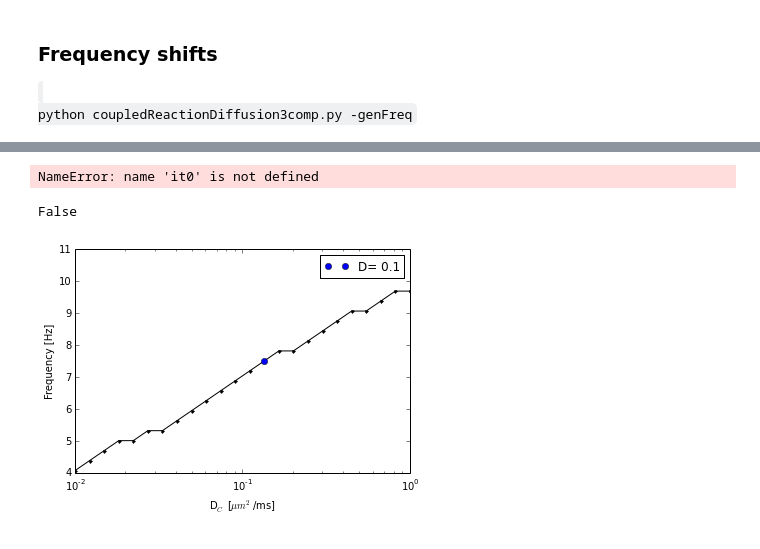
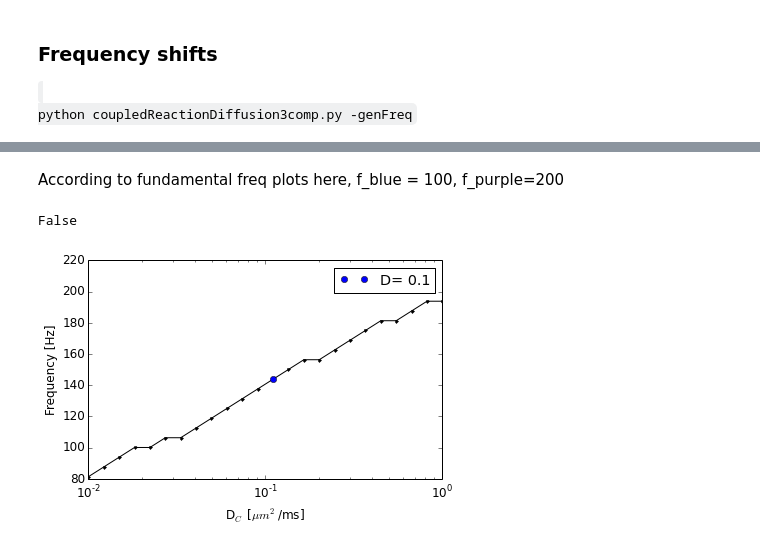
Before and after one commit to huskeypm/enzymekineticsacs, a Jupyter notebook: goodwinPDE.ipynb, the cells around one changed output, grey strips where cells are left out. Cells and saved outputs as stored; diff of their text form; code cells hidden in the pictures.

```diff
--- a/goodwinPDE.ipynb
+++ b/goodwinPDE.ipynb
@@ -153,22 +168,23 @@ if 0: #NEVER RUN
 # %%
 import plotting
-root = "./"
 results = resultsFast
 plt.figure(figsize=(10.0, 8.0))
 plotting.plotconcs1(results.ts,results.concs)
 plotting.plotconcs2Barrier(results.ts,results.concs)
 plotting.plotconcs3(results.ts,results.concs)
-plt.title("Well-mixed (D=1e9 um2/ms)")
+plt.title("Well-mixed (D=10$^9$ [$\mu m^2$/ms])")
+plt.xlim([0.,20])
 plt.gcf().savefig(root+"acsfig2a.png",dpi=300)
 
 if 1:
   plt.figure()
   plotting.plotconcssum(results.ts,results.concs,results.volFracs)
   plotting.plotODE(tode,yode)
+  plt.xlim([0.,20])
   plt.gcf().savefig(root+"acsfig2apdeode.png",dpi=300)
-  plt.xlim([0.,16])
 
-  plotLineScans(results,figName=root+"linescanfastdiffN.png",sameClim=True)
-  plotLineScans(results,figName=root+"linescanfastdiff.png")
+
+  plotLineScans(results,figName=root+"linescanfastdiffN.png",sameClim=True,yMax=15.)
+  plotLineScans(results,figName=root+"linescanfastdiff.png",yMax=15.)
 # %% [output]
 <matplotlib.figure.Figure at 0x...>
@@ -321,6 +359,4 @@ plotLineScans(results,figName=root+"linescanABslowCfast.png",fromPKL=False)
 # %%
-root = "/home/huskeypm/papers/changsunpapers/compartment/figs/"
-root="./"
 
 # Must run with params.paraview=True to get this to work
 def plotLineScansX(results,figName="none",sameClim=False):
@@ -521,7 +569,12 @@ plt.plot(yts[4,:])
 # %%
-it0,psd0 = freq(yts[0,:],t,doplot=True,oldstuff=False);
-it1, psd1 =freq(yts[1,:],t,doplot=True,oldstuff=False);
-it2, psd2 =freq(yts[2,:],t,doplot=True,oldstuff=False);
-it3, psd3 =freq(yts[3,:],t,doplot=True,oldstuff=False);
-xlim([0,2])
+ms_to_s = 1e-3
+conv = 1/ms_to_s
+t_in_s = t*ms_to_s
+for i,daIter in enumerate(iters):
+  it0,psd0 = freq(yts[daIter,:],t_in_s,doplot=True,oldstuff=False);
+  print nf[daIter]*conv, " Hz "
+#it1, psd1 =freq(yts[1,:],t,doplot=True,oldstuff=False);
+#it2, psd2 =freq(yts[2,:],t,doplot=True,oldstuff=False);
+#it3, psd3 =freq(yts[3,:],t,doplot=True,oldstuff=False);
+xlim([0,400])
 # %% [output]
@@ -529,11 +588,4 @@ NameError: name 't' is not defined
-# %%
-conv = 50 # not sure why I am off by factor of 10 (s.b. 1s --> 1000 ms)
-plt.plot(it0*conv,psd0)
-#plt.plot(it1,psd1)
-#plt.plot(it2,psd2)
-#plt.plot(it3,psd3)
-plt.xlim([0,1*conv])
-# %% [output]
-NameError: name 'it0' is not defined
+# %% [markdown]
+According to fundamental freq plots here, f_blue = 100, f_purple=200
 # %%
 #root = "/home/huskeypm/papers/changsunpapers/compartment/figs/"
@@ -540,24 +593,25 @@ NameError: name 'it0' is not defined
 # %%
-#root="./"
 from coupledReactionDiffusion3comp import *
 from analysis import *
+yts,nf,Ds = readpickle(pklName)
 
-yts,nf,Ds = readpickle(pklName)
+#root="./"
 #ref=1e2
 #ref=0.1 # um^2/ms
 DATP = 0.105
 nearest = np.abs(Ds-DATP).argmin()
 
 D0rate = 1
 plt.plot(Ds,nf*conv,'k.-')
 plt.plot(Ds[nearest],nf[nearest]*conv,'bo',label="D=%4.1f"%DATP)
 plt.xlabel("D$_C$ [$\mu m^2$/ms]")
 plt.ylabel("Frequency [Hz]")
 plt.xscale("log")
 plt.legend(loc=0)
 plt.xlim([0.01,1.0])
 #plt.yscale("log")
+plt.tight_layout()
 plt.gcf().savefig(root+"acsfig2c.png")
 # %% [output]
 False
-[figure, old version]
+[figure, new version]
```
Also changed, not shown: parts of 37 cells of this notebook, 5 other files.
